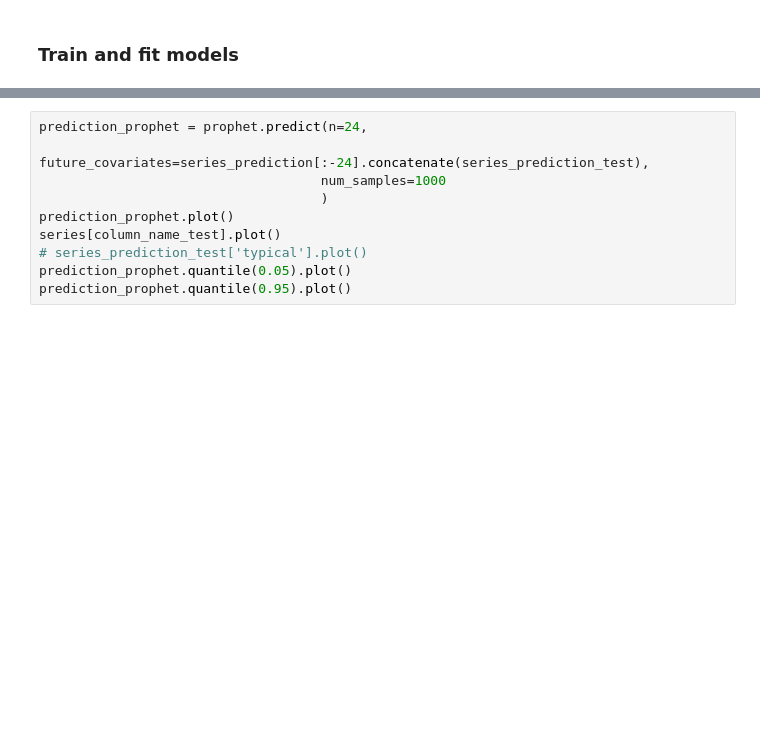
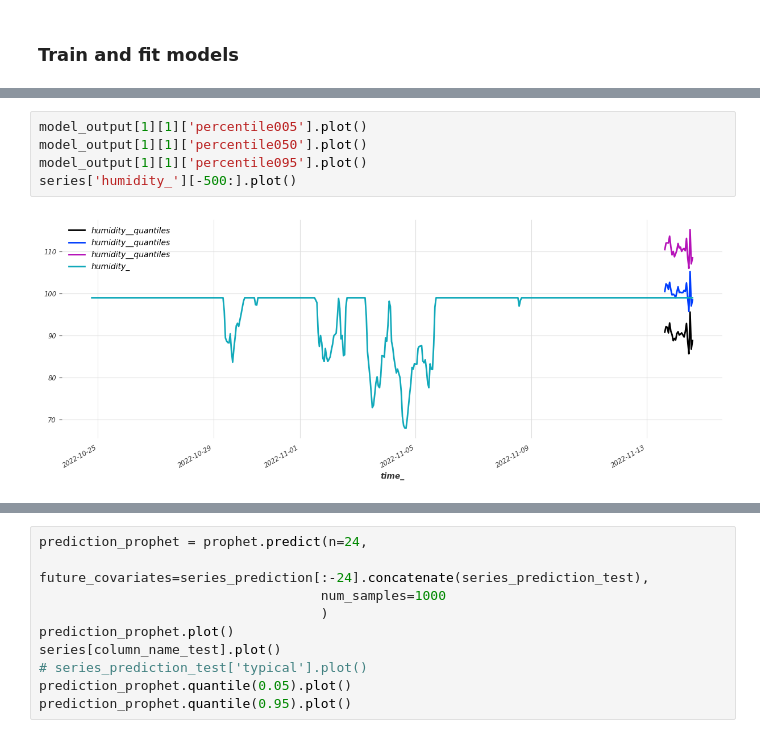
Before and after one commit to kundestyrt-norbit/timeseries-prediction, a Jupyter notebook: timestream_prophet.ipynb, the cells around one changed output, grey strips where cells are left out. Cells and saved outputs as stored; diff of their text form; blank space fills up the shorter version.

```diff
--- a/timestream_prophet.ipynb
+++ b/timestream_prophet.ipynb
@@ -226,0 +251,7 @@ series
+# %%
+model_output[1][1]['percentile005'].plot()
+model_output[1][1]['percentile050'].plot()
+model_output[1][1]['percentile095'].plot()
+series['humidity_'][-500:].plot()
+# %% [output]
+[figure, added]
```
Also changed, not shown: parts of 15 cells of this notebook, 1 other file.
